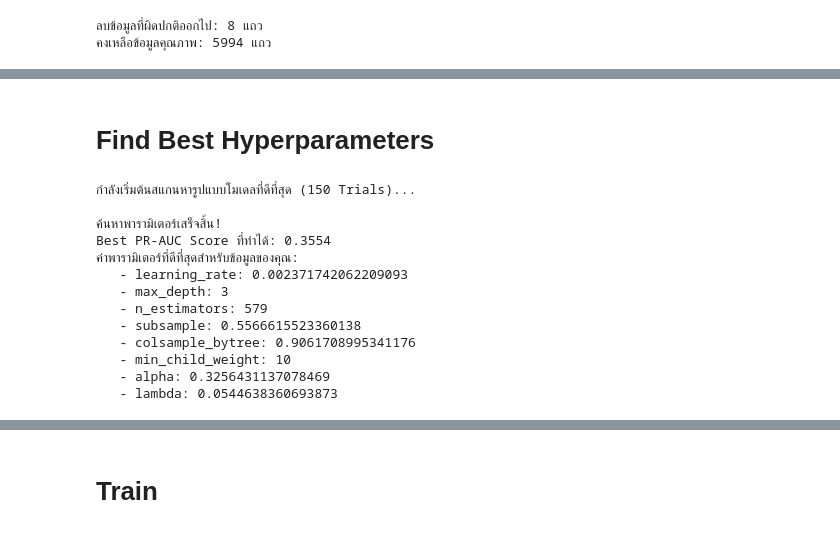
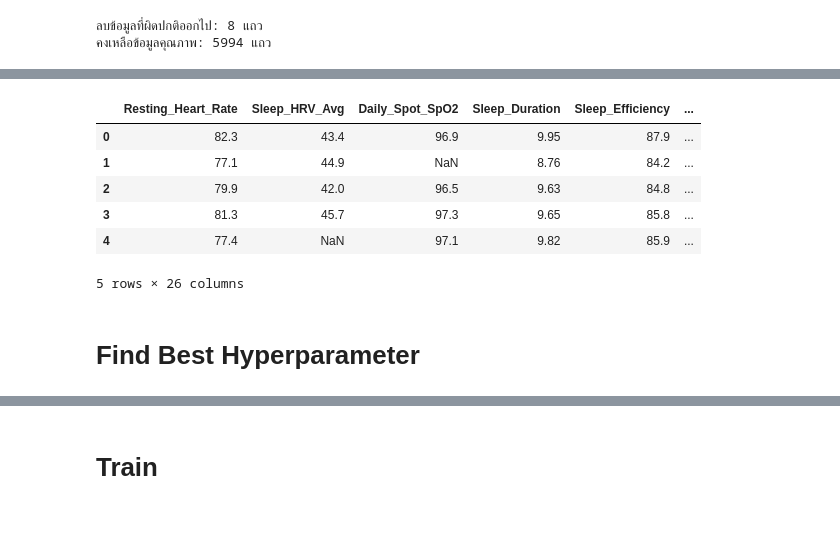
Before and after one commit to IAmSipp/diabetes_prediction_with_NHANSES_dataset, a Jupyter notebook: NextDecade_Diabetes_Wearable_Model.ipynb, the cells around one changed output, grey strips where cells are left out. Cells and saved outputs as stored; diff of their text form; code cells hidden in the pictures.

```diff
--- a/NextDecade_Diabetes_Wearable_Model.ipynb
+++ b/NextDecade_Diabetes_Wearable_Model.ipynb
@@ -382,0 +767,31 @@ memory usage: 61.9 KB
+# %%
+print("✂️ กำลังแยกรายชื่อคนไข้ชุด Train / Validation / Test เพื่อป้องกันข้อสอบรั่ว (Data Leakage)...")
+unique_patients = df_pipeline_ready['Patient_ID'].unique()
+random.seed(42)
+random.shuffle(unique_patients)
+
+n_patients = len(unique_patients)
+train_pts = unique_patients[:int(n_patients * 0.7)]
+val_pts = unique_patients[int(n_patients * 0.7):int(n_patients * 0.85)]
+test_pts = unique_patients[int(n_patients * 0.85):]
+
+# 1. แยกตารางข้อมูลของคนไข้ตามกลุ่มที่แบ่งไว้
+train_df = df_pipeline_ready[df_pipeline_ready['Patient_ID'].isin(train_pts)]
+val_df = df_pipeline_ready[df_pipeline_ready['Patient_ID'].isin(val_pts)]
+test_df = df_pipeline_ready[df_pipeline_ready['Patient_ID'].isin(test_pts)]
+
+# 2. 📌 กำหนดคอลัมน์ที่ไม่ใช่ตัวเลข หรือไม่ใช่ฟีเจอร์ (ต้องเอาออกก่อนเข้า XGBoost)
+# สังเกตว่าเราเพิ่ม 'Clinical_Notes' เข้าไปด้วย เพื่อไม่ให้หลุดเข้าไปทำโมเดลพัง
+cols_to_drop = ['Patient_ID', 'Date', 'Clinical_Notes', 'Predicted_Progression']
+
+# 3. สร้าง X (ฟีเจอร์) และ y (เป้าหมาย) สำหรับทุกชุด
+X_train, y_train = train_df.drop(columns=cols_to_drop), train_df['Predicted_Progression']
+X_val, y_val = val_df.drop(columns=cols_to_drop), val_df['Predicted_Progression']
+X_test, y_test = test_df.drop(columns=cols_to_drop), test_df['Predicted_Progression']
+
+print(f"✨ คลีนข้อมูลและแบ่งชุด Train/Val/Test เสร็จสมบูรณ์! พร้อมโยนเข้า XGBoost")
+print("-" * 50)
+print(f"📊 Train set: {X_train.shape[0]} แถว (คนไข้ {len(train_pts)} คน)")
+print(f"📊 Val set:   {X_val.shape[0]} แถว (คนไข้ {len(val_pts)} คน)")
+print(f"📊 Test set:  {X_test.shape[0]} แถว (คนไข้ {len(test_pts)} คน)")
+print(f"⚠️ มีค่าแหว่ง (NaN) ในชุด Train ให้ XGBoost ฝึกฝนรวม: {X_train.isna().sum().sum()} จุด")
@@ -383,2 +806,12 @@ memory usage: 61.9 KB
+# %%
+X_train.head()
+# %% [output]
+|  | Resting_Heart_Rate | Sleep_HRV_Avg | Daily_Spot_SpO2 | Sleep_Duration | Sleep_Efficiency | ... |
+| 0 | 82.3 | 43.4 | 96.9 | 9.95 | 87.9 | ... |
+| 1 | 77.1 | 44.9 | NaN | 8.76 | 84.2 | ... |
+| 2 | 79.9 | 42.0 | 96.5 | 9.63 | 84.8 | ... |
+| 3 | 81.3 | 45.7 | 97.3 | 9.65 | 85.8 | ... |
+| 4 | 77.4 | NaN | 97.1 | 9.82 | 85.9 | ... |
+5 rows × 26 columns
 # %% [markdown]
-# **Find Best Hyperparameters**
+# **Find Best Hyperparameter**
@@ -420,24 +817,0 @@ def objective(trial):
-# %%
-print("กำลังเริ่มต้นสแกนหารูปแบบโมเดลที่ดีที่สุด (150 Trials)...")
-study = optuna.create_study(direction='maximize')
-study.optimize(objective, n_trials=150)
-
-print("\nค้นหาพารามิเตอร์เสร็จสิ้น!")
-print("Best PR-AUC Score ที่ทำได้:", round(study.best_value, 4))
-print("ค่าพารามิเตอร์ที่ดีที่สุดสำหรับข้อมูลของคุณ:")
-for key, value in study.best_params.items():
-    print(f"   - {key}: {value}")
-# %% [output]
-กำลังเริ่มต้นสแกนหารูปแบบโมเดลที่ดีที่สุด (150 Trials)...
-
-ค้นหาพารามิเตอร์เสร็จสิ้น!
-Best PR-AUC Score ที่ทำได้: 0.3554
-ค่าพารามิเตอร์ที่ดีที่สุดสำหรับข้อมูลของคุณ:
-   - learning_rate: 0.002371742062209093
-   - max_depth: 3
-   - n_estimators: 579
-   - subsample: 0.5566615523360138
-   - colsample_bytree: 0.9061708995341176
-   - min_child_weight: 10
-   - alpha: 0.3256431137078469
-   - lambda: 0.0544638360693873
```
Also changed, not shown: parts of 48 cells of this notebook, 2 other files.
